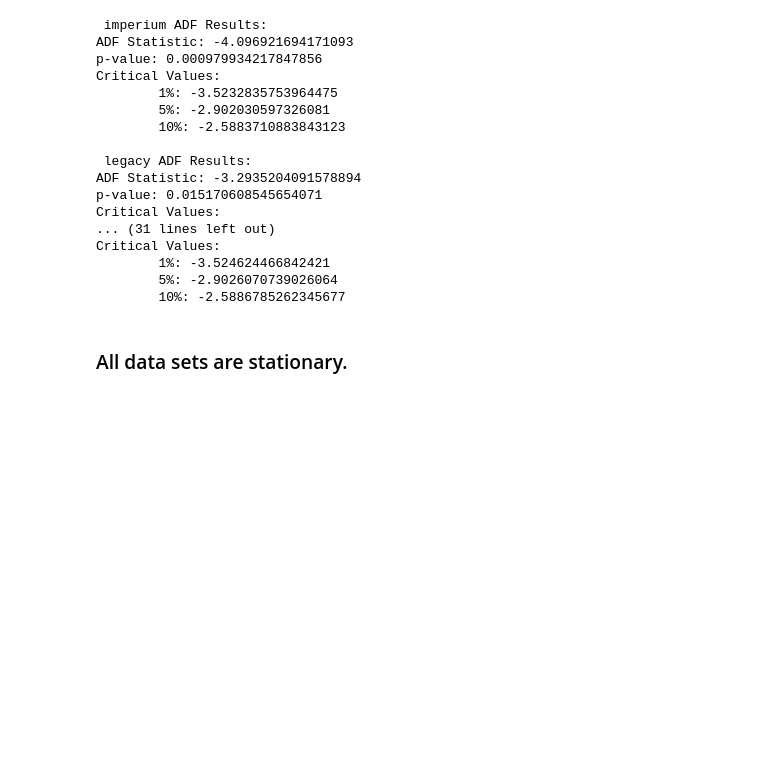
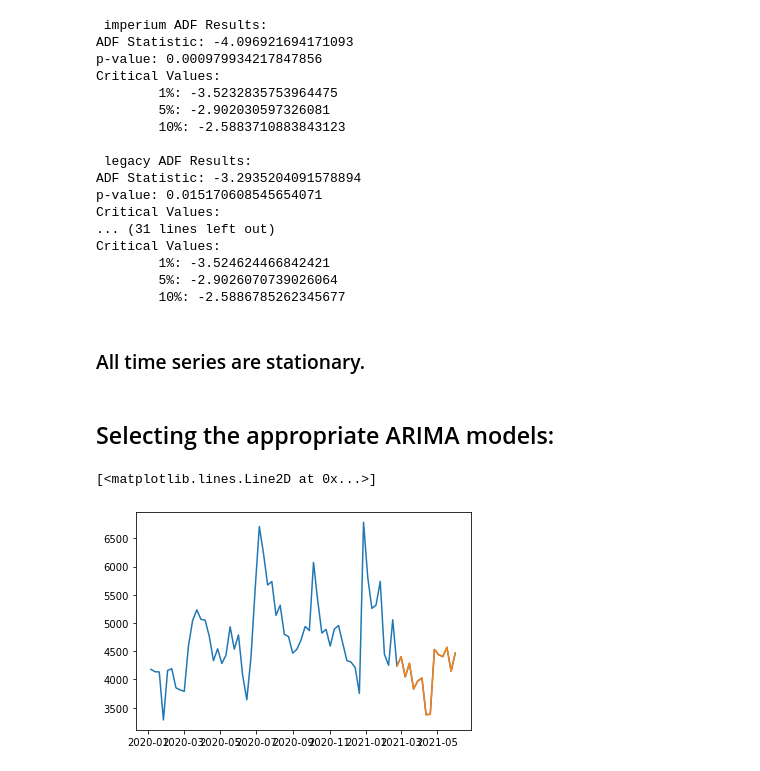
Before and after one commit to antonyebrown/Eve_TimeSeries, a Jupyter notebook: eve_timeseries.ipynb, the cells around one changed output. Drawn from its saved outputs; the diff is of its cells as text; code cells hidden in the pictures; blank space fills up the shorter version.

Commit message:
Began ARIMA modeling.

```diff
--- a/eve_timeseries.ipynb
+++ b/eve_timeseries.ipynb
@@ -52,9 +53,8 @@ evedata_df
 # %%
-imp_df = evedata_df[["date", "imperium"]]
-#imp_df.set_index('date')
-legacy_df = evedata_df[["date", "legacy"]]
-panfam_df = evedata_df[["date", "panfam"]]
-papi_df = evedata_df[["date", "papi_total"]]
-impsub_df = evedata_df[["date", "imperium wo caps"]]
-papisub_df = evedata_df[["date", "papi wo caps"]]
+imp_df = evedata_df["imperium"]
+legacy_df = evedata_df["legacy"]
+panfam_df = evedata_df["panfam"]
+papi_df = evedata_df["papi_total"]
+impsub_df = evedata_df["imperium wo caps"]
+papisub_df = evedata_df["papi wo caps"]
 # %%
@@ -72,2 +82,0 @@ memory usage: 1.3 KB
-# %%
-imp_df.set_index('date')
@@ -180,4 +148,6 @@ Critical Values:
         5%: -2.9026070739026064
         10%: -2.5886785262345677
 # %% [markdown]
-### All data sets are stationary.
+### All time series are stationary.
+# %% [markdown]
+## Selecting the appropriate ARIMA models:
@@ -183,0 +156,9 @@ Critical Values:
+# %%
+train = imp_df[:75]
+test = imp_df[-15:]
+
+plt.plot(train)
+plt.plot(test)
+# %% [output]
+[<matplotlib.lines.Line2D at 0x...>]
+[figure, added]
```
Also changed, not shown: parts of 18 cells of this notebook, 1 other file.
